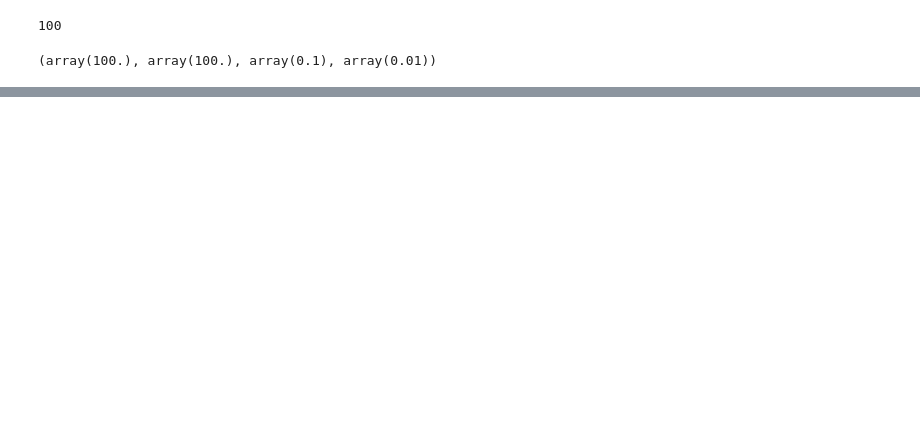
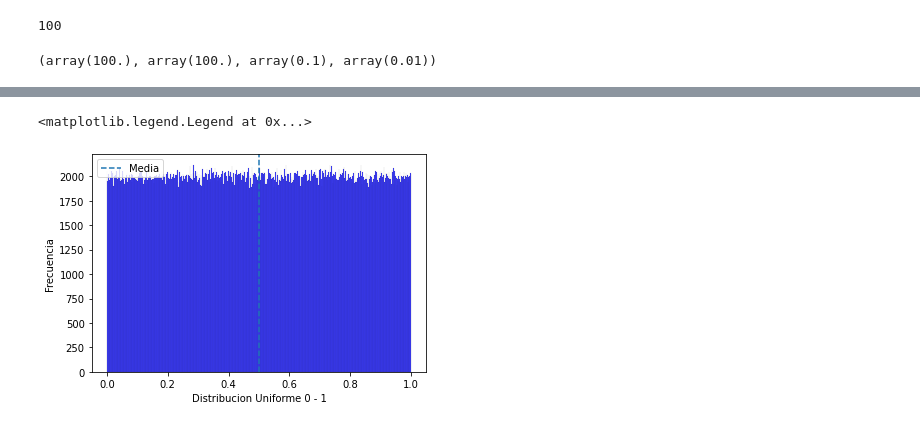
Before and after one commit to pmsorion/fundEstadPython, a Jupyter notebook: Sesion 10A.ipynb, the cells around one changed output, grey strips where cells are left out. Cells and saved outputs as stored; diff of their text form; code cells hidden in the pictures; blank space fills up the shorter version.

```diff
--- a/Sesion 10A.ipynb
+++ b/Sesion 10A.ipynb
@@ -86,0 +138,8 @@ ax.legend()
+# %%
+ax = sns.histplot(data, bins = 500, kde = False, color = 'blue')
+ax.set(xlabel = 'Distribucion Uniforme 0 - 1', ylabel = 'Frecuencia')
+ax.axvline(x = mean, linestyle = '--', label = 'Media')
+ax.legend()
+# %% [output]
+<matplotlib.legend.Legend at 0x...>
+[figure, added]
```
Also changed, not shown: parts of 12 cells of this notebook, 2 other files.
